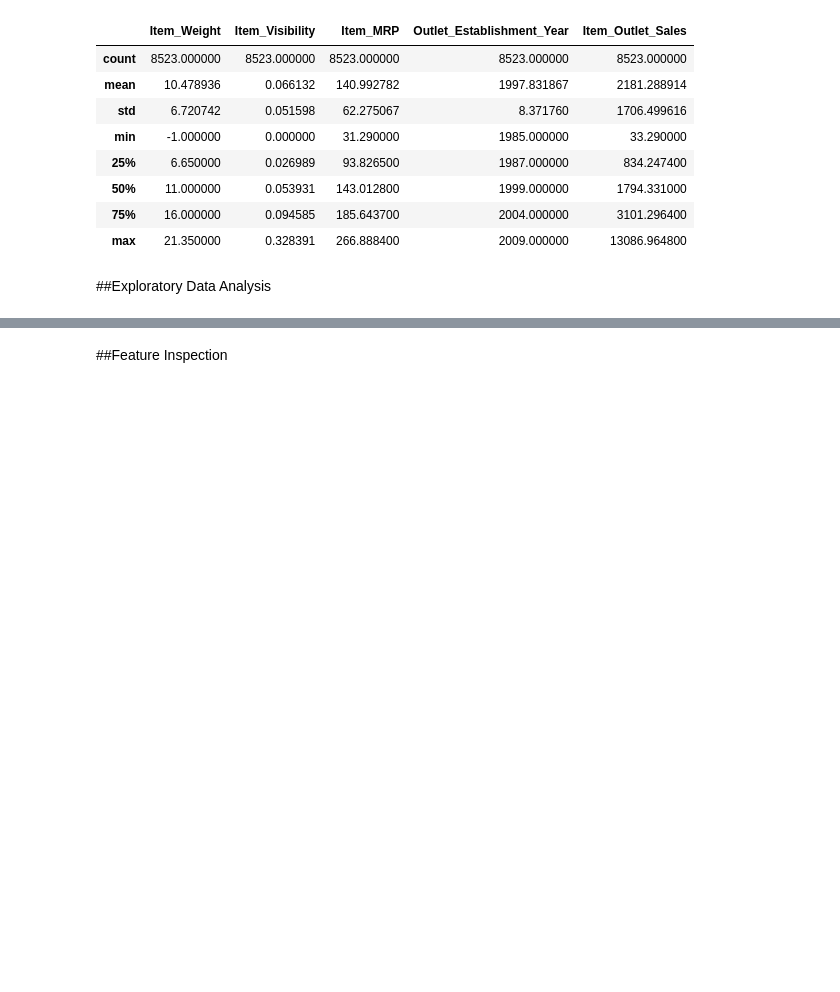
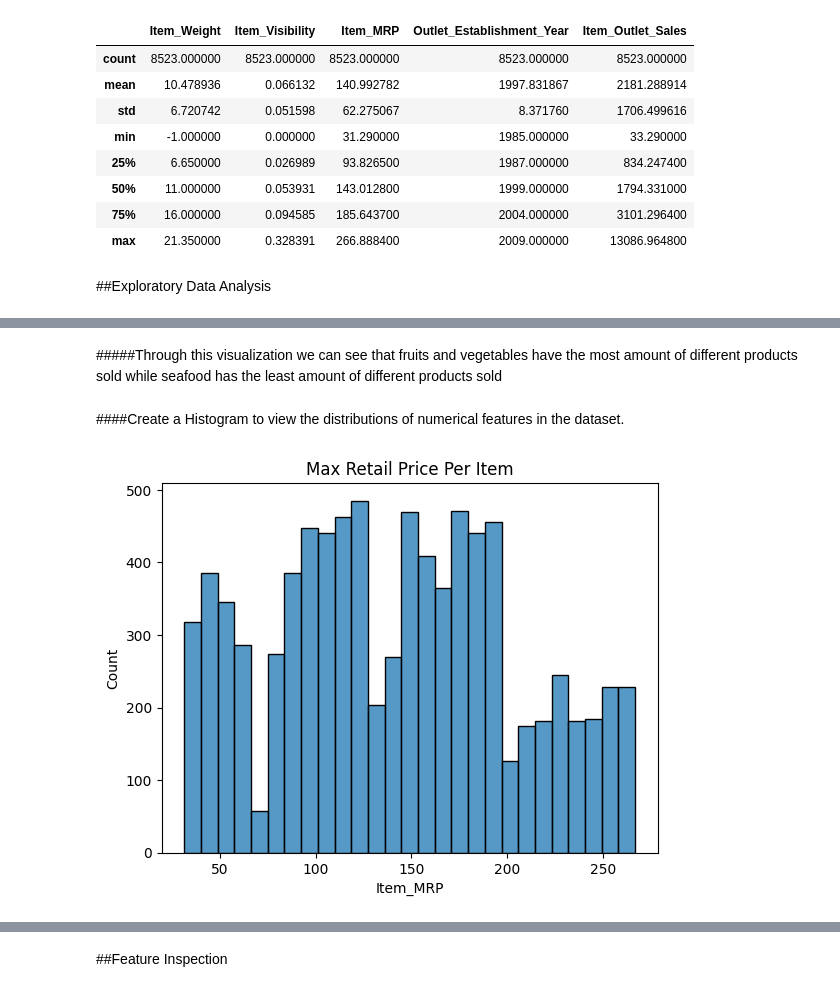
Before and after one commit to SpreeC/Prediction-of-Product-Sales, a Jupyter notebook: Prediction_of_Product_Sales.ipynb, the cells around one changed output, grey strips where cells are left out. Saved outputs shown, nothing was run; the diff lists cells and outputs as text; code cells hidden in the pictures; blank space fills up the shorter version.

```diff
--- a/Prediction_of_Product_Sales.ipynb
+++ b/Prediction_of_Product_Sales.ipynb
@@ -256,0 +273,11 @@ df[num_cols].describe()
+# %% [markdown]
+#####Through this visualization we can see that fruits and vegetables have the most amount of different products sold while seafood has the least amount of different products sold
+# %% [markdown]
+####Create a Histogram to view the distributions of numerical features in the dataset.
+# %%
+#create a Histogram with x='Item_MRP'
+ax=sns.histplot(data=df, x='Item_MRP')
+#title the histogram
+ax.set_title('Max Retail Price Per Item');
+# %% [output]
+[figure, added]
```
Also changed, not shown: parts of 18 cells of this notebook.
